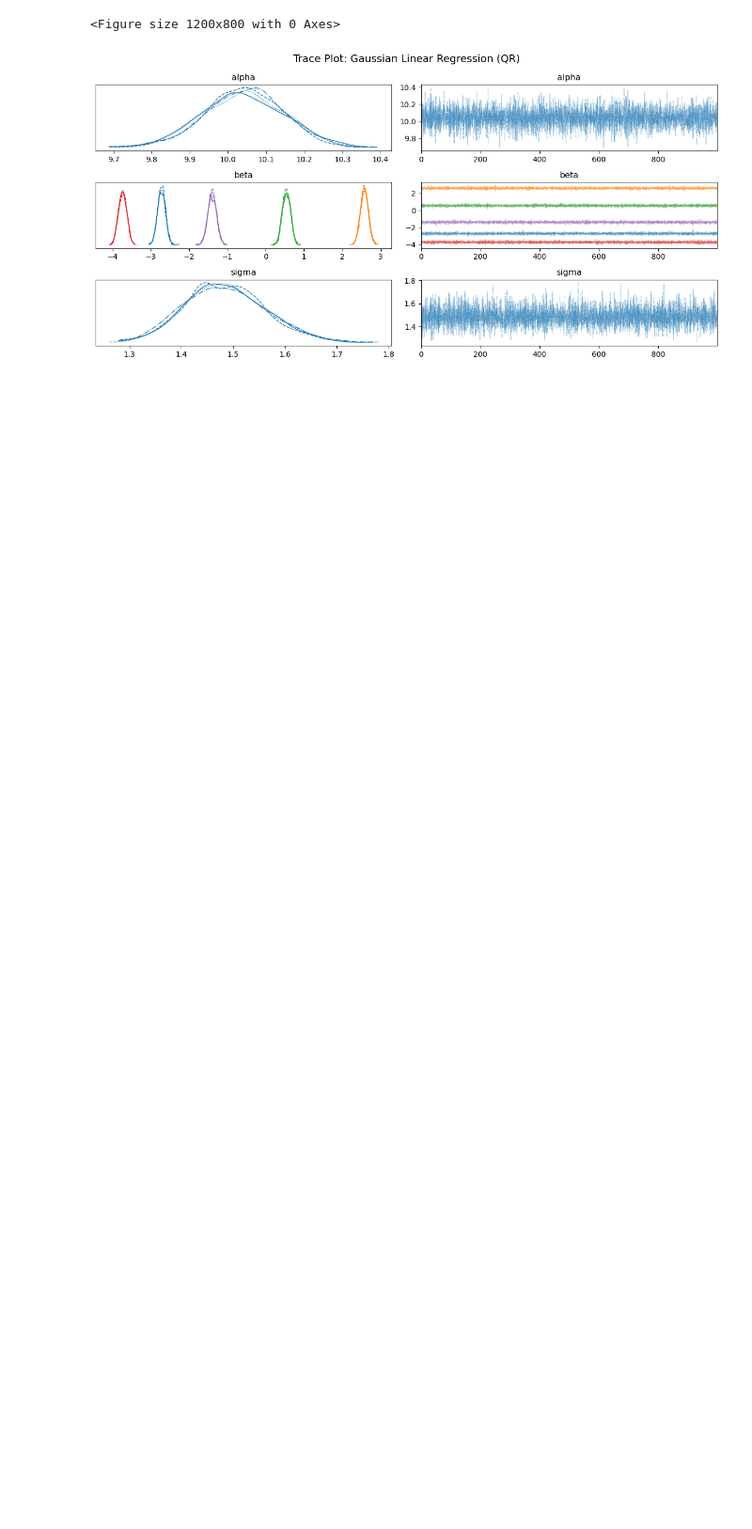
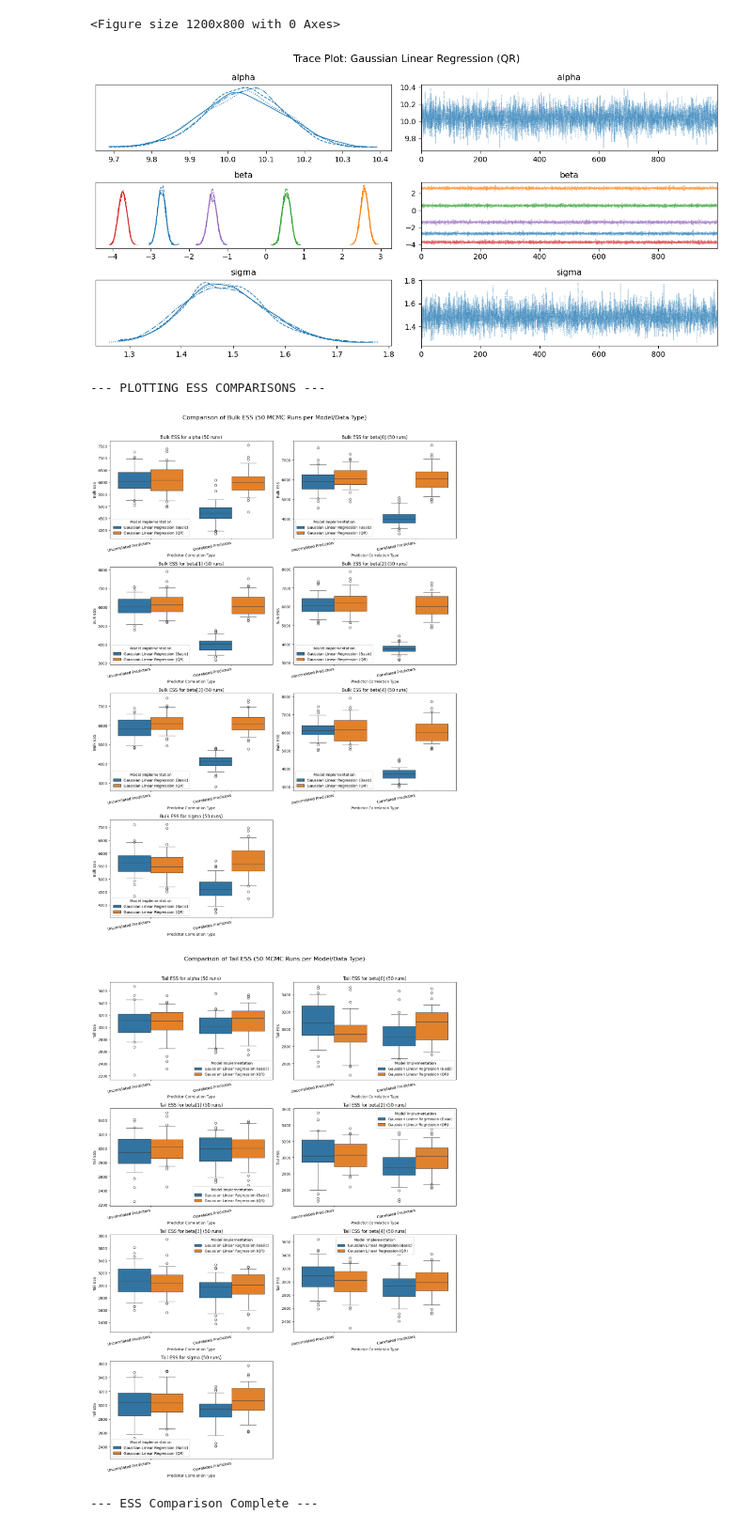
Before and after one commit to blueskycircle/stan-models, a Jupyter notebook: notebooks/QRDecomp.ipynb, the cells around one changed output. Shown at 94% size. Drawn from its saved outputs; the diff is of its cells as text; code cells hidden in the pictures; blank space fills up the shorter version.

```diff
--- a/notebooks/QRDecomp.ipynb
+++ b/notebooks/QRDecomp.ipynb
@@ -319,0 +401,41 @@ plot_trace_plots(results, var_names=key_params)
+# %%
+# --- Plotting ESS Distributions ---
+print("\n\n--- PLOTTING ESS COMPARISONS ---")
+
+for ess_type_to_plot in ["Bulk", "Tail"]:
+    df_subset = df_ess_total[df_ess_total["ESS_Type"] == ess_type_to_plot]
+
+    num_total_params = K_features + 2
+    num_cols = 2
+    num_rows = (num_total_params + num_cols - 1) // num_cols
+
+    plt.figure(figsize=(7 * num_cols, 5 * num_rows))
+
+    for i, param in enumerate(param_names_list):
+        plt.subplot(num_rows, num_cols, i + 1)
+        plot_data_for_param = df_subset[df_subset["Parameter"] == param]
+
+        if not plot_data_for_param.empty and not plot_data_for_param["ESS_Value"].isnull().all():
+            sns.boxplot(
+                x="Data_Type", y="ESS_Value", hue="Model",
+                data=plot_data_for_param, whis=[5, 95]
+            )
+            plt.title(f"{ess_type_to_plot} ESS for {param} ({N_ESS_RUNS} runs)")
+            plt.ylabel(f"{ess_type_to_plot} ESS")
+            plt.xlabel("Predictor Correlation Type")
+            plt.xticks(rotation=10, ha='right')
+            plt.legend(title="Model Implementation", loc="best")
+        else:
+            plt.text(0.5, 0.5, "No data to plot", ha='center', va='center')
+            plt.title(f"{ess_type_to_plot} ESS for {param} ({N_ESS_RUNS} runs) - No Data")
+
+    plt.tight_layout(rect=[0, 0, 1, 0.96])
+    plt.suptitle(f"Comparison of {ess_type_to_plot} ESS ({N_ESS_RUNS} MCMC Runs per Model/Data Type)", fontsize=16, y=0.99)
+    plt.show()
+
+print("\n--- ESS Comparison Complete ---")
+# %% [output]
+--- PLOTTING ESS COMPARISONS ---
+[figure, added]
+[figure, added]
+--- ESS Comparison Complete ---
```
Also changed, not shown: parts of 4 cells of this notebook, 2 other files.
